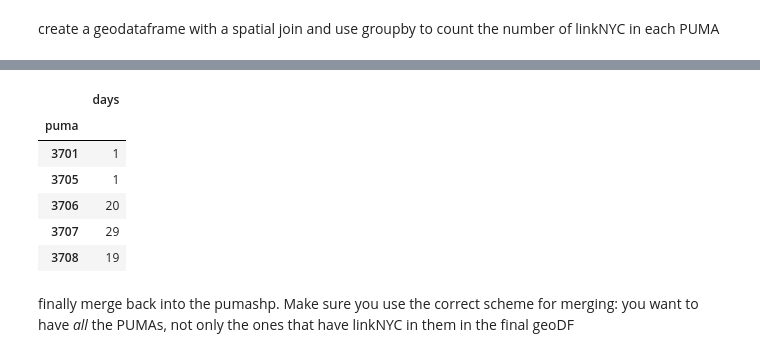
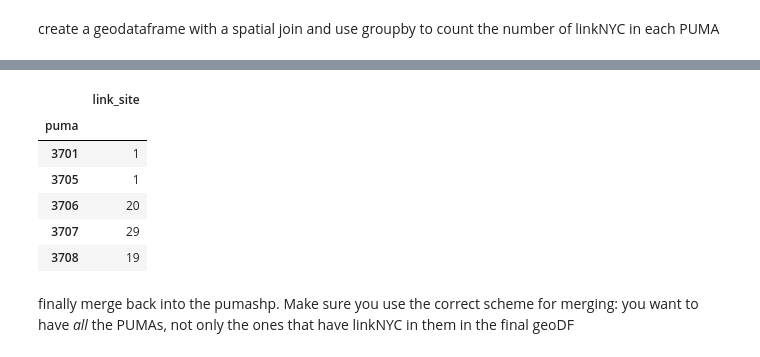
Before and after one commit to ace-gabriel/PUI2018_ty1045, a Jupyter notebook: HW7_ty1045/HW7_ty1045.ipynb, the cells around one changed output, grey strips where cells are left out. Cells and saved outputs as stored; diff of their text form; code cells hidden in the pictures.

```diff
--- a/HW7_ty1045/HW7_ty1045.ipynb
+++ b/HW7_ty1045/HW7_ty1045.ipynb
@@ -502,7 +502,7 @@ convert coordinates for pumashp and linkNYC
 create a geodataframe with a spatial join and use groupby to count the number of linkNYC in each PUMA
 # %%
 # convert linkNYC and pumashp to 2263
-pumashp.to_crs(epsg=2263)
-linkNYC.to_crs(epsg=2263)
+pumashp = pumashp.to_crs(epsg=2263)
+linkNYC = linkNYC.to_crs(epsg=2263)
 print("pumashp has crs : ", pumashp.crs, "linkNYC has crs : ", linkNYC.crs)
 # %% [output]
@@ -517,8 +517,8 @@ pumashp.head(3)
 # %%
-linkpp = gpd.sjoin(pumashp, linkNYC).groupby('puma').count()[['days']]
+linkpp = gpd.sjoin(pumashp, linkNYC).groupby('puma').count()[['link_site']]
 linkpp.head()
 # %% [output]
-|  | days |
+|  | link_site |
 | puma |  |
 | 3701 | 1 |
 | 3705 | 1 |
```
Also changed, not shown: parts of 13 cells of this notebook, 2 other files.
